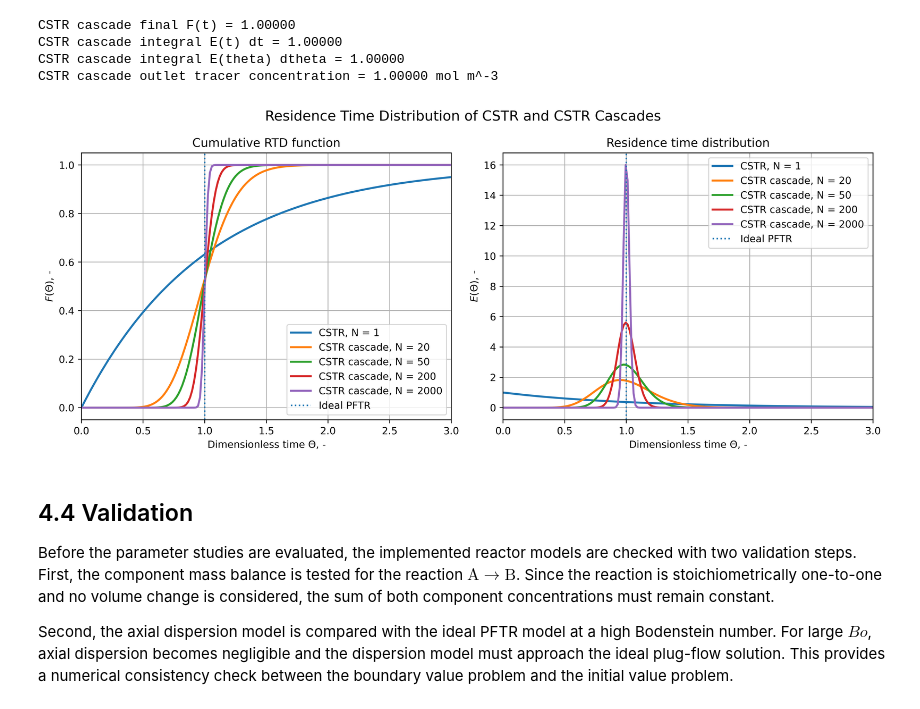
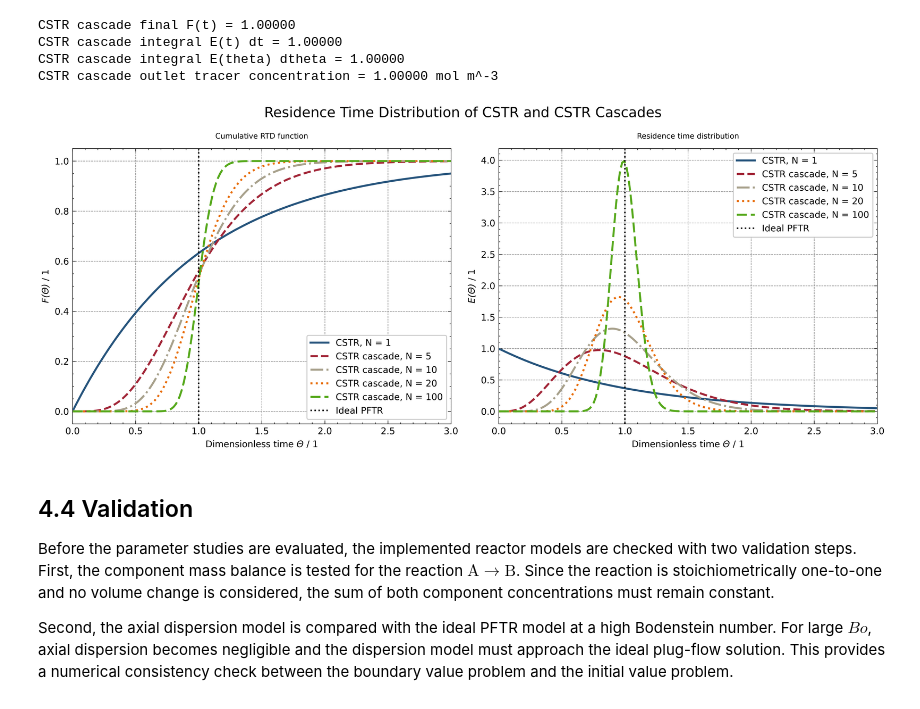
Before and after one commit to JulianStierstorfer/CRE3-Assignment-4, a Jupyter notebook: Assignment 4 Group 6.ipynb, the cells around one changed output. Saved outputs shown, nothing was run; the diff lists cells and outputs as text; code cells hidden in the pictures.

Commit message:
ICIW layout an minor figure adaption

```diff
--- a/Assignment 4 Group 6.ipynb
+++ b/Assignment 4 Group 6.ipynb
@@ -1538,11 +1671,11 @@ CSTR cascade outlet tracer concentration = 1.00000 mol m^-3
 # %%
 # Plot RTD functions for one CSTR and CSTR cascades with different N
 
-N_cascade_values = [20, 50, 200, 2000]                 # number of tanks in cascade, -
+N_cascade_values = [5, 10, 20, 100]    # number of tanks in cascade, -
 cascade_rtd_results = {}
 
 for N_i in N_cascade_values:
-    tau_tank_i = tau_total_rtd / N_i             # residence time per tank, s
+    tau_tank_i = tau_total_rtd / N_i      # residence time per tank, s
 
     def cstr_cascade_tracer_model_N(t, c_T):
         dc_T_dt = np.zeros_like(c_T)
@@ -1584,50 +1717,80 @@ for N_i in N_cascade_values:
 fig, axes = plt.subplots(1, 2, figsize=(12, 5), dpi=500)
 
 # F-functions
-axes[0].plot(theta_cstr, F_theta_cstr, linewidth=2, label="CSTR, N = 1")
+axes[0].plot(
+    theta_cstr,
+    F_theta_cstr,
+    linewidth=2,
+    color=iciw_color_cycle[0],
+    linestyle=linestyles[0],
+    label="CSTR, N = 1",
+)
 
-for N_i in N_cascade_values:
+for i, N_i in enumerate(N_cascade_values):
     axes[0].plot(
         cascade_rtd_results[N_i]["theta"],
         cascade_rtd_results[N_i]["F_theta"],
         linewidth=2,
+        color=iciw_color_cycle[(i + 1) % len(iciw_color_cycle)],
+        linestyle=linestyles[(i + 1) % len(linestyles)],
         label=f"CSTR cascade, N = {N_i}",
     )
 
-axes[0].axvline(1.0, linestyle=":", linewidth=1.5, label="Ideal PFTR")
-axes[0].set_xlabel(r"Dimensionless time $\Theta$, -")
-axes[0].set_ylabel(r"$F(\Theta)$, -")
+axes[0].axvline(
+    1.0,
+    color="black",
+    linestyle=":",
+    linewidth=1.5,
+    label="Ideal PFTR",
+)
+axes[0].set_xlabel(r"Dimensionless time $\Theta$ / 1")
+axes[0].set_ylabel(r"$F(\Theta)$ / 1")
 axes[0].set_title("Cumulative RTD function")
 axes[0].set_xlim(0.0, 3.0)
 axes[0].set_ylim(-0.05, 1.05)
 axes[0].grid(True)
 axes[0].legend()
 
 
 # E-functions
-axes[1].plot(theta_cstr, E_theta_cstr, linewidth=2, label="CSTR, N = 1")
+axes[1].plot(
+    theta_cstr,
+    E_theta_cstr,
+    linewidth=2,
+    color=iciw_color_cycle[0],
+    linestyle=linestyles[0],
+    label="CSTR, N = 1",
+)
 
-for N_i in N_cascade_values:
+for i, N_i in enumerate(N_cascade_values):
     axes[1].plot(
         cascade_rtd_results[N_i]["theta"],
         cascade_rtd_results[N_i]["E_theta"],
         linewidth=2,
+        color=iciw_color_cycle[(i + 1) % len(iciw_color_cycle)],
+        linestyle=linestyles[(i + 1) % len(linestyles)],
         label=f"CSTR cascade, N = {N_i}",
     )
 
-axes[1].axvline(1.0, linestyle=":", linewidth=1.5, label="Ideal PFTR")
-axes[1].set_xlabel(r"Dimensionless time $\Theta$, -")
-axes[1].set_ylabel(r"$E(\Theta)$, -")
+axes[1].axvline(
+    1.0,
+    color="black",
+    linestyle=":",
+    linewidth=1.5,
+    label="Ideal PFTR",
+)
+axes[1].set_xlabel(r"Dimensionless time $\Theta$ / 1")
+axes[1].set_ylabel(r"$E(\Theta)$ / 1")
 axes[1].set_title("Residence time distribution")
 axes[1].set_xlim(0.0, 3.0)
 axes[1].grid(True)
 axes[1].legend()
 
 fig.suptitle("Residence Time Distribution of CSTR and CSTR Cascades", fontsize=14)
 fig.tight_layout()
 plt.show()
 # %% [output]
-[figure, old version]
+[figure, new version]
 # %% [markdown]
 ## 4.4 Validation
 
```
Also changed, not shown: parts of 5 cells of this notebook.
